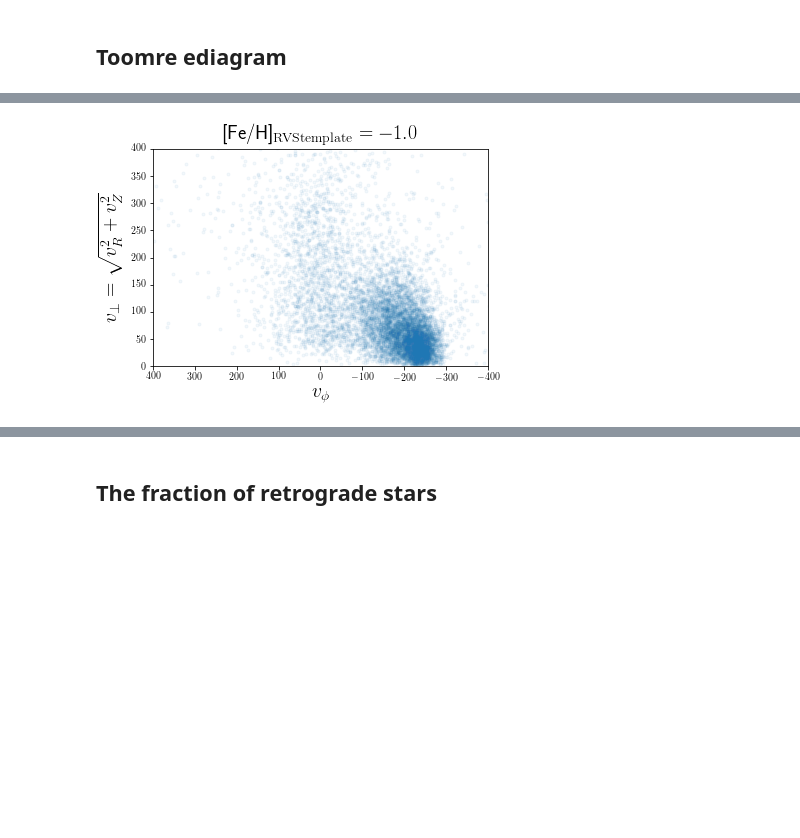
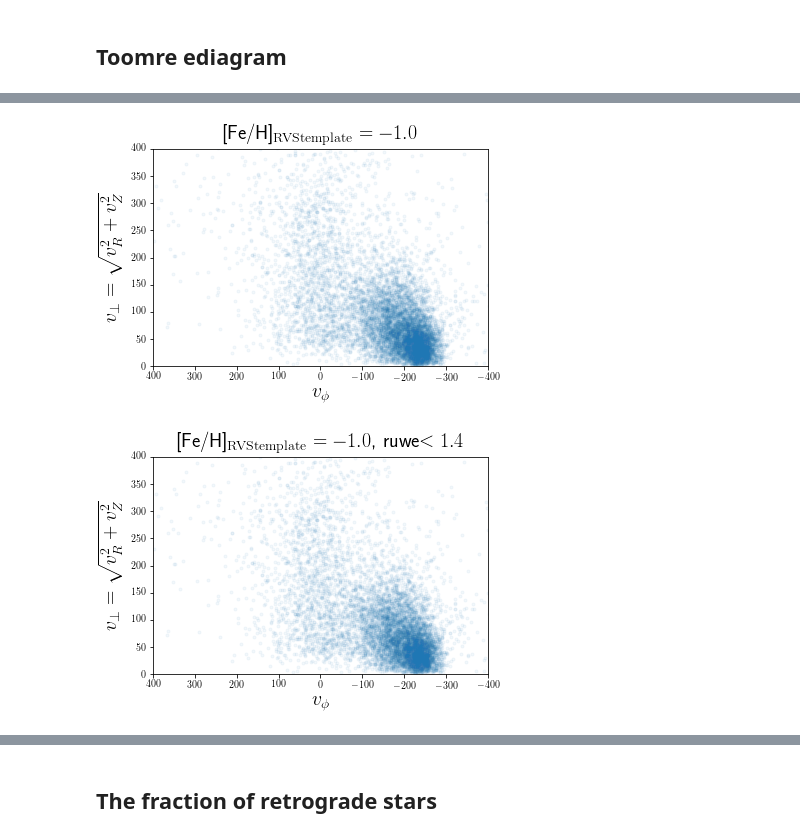
Before and after one commit to koheihattori/Gaia_sandbox, a Jupyter notebook: GaiaRVS/find_halo_fraction.ipynb, the cells around one changed output, grey strips where cells are left out. Drawn from its saved outputs; the diff is of its cells as text; code cells hidden in the pictures; blank space fills up the shorter version.

```diff
--- a/GaiaRVS/find_halo_fraction.ipynb
+++ b/GaiaRVS/find_halo_fraction.ipynb
@@ -233,0 +267,2 @@ vR_m0p0, vPHI_m0p0, vzGC_m0p0, plxOvErr_m0p0 = analyze_data(data_m0p0)
+# %%
+vR_ruwe_m1p0, vPHI_ruwe_m1p0, vzGC_ruwe_m1p0, plxOvErr_ruwe_m1p0 = analyze_data(data_ruwe_m1p0)
@@ -246,17 +298,30 @@ pyplot.show()
 # %%
 pyplot.plot(vPHI_m1p0, numpy.sqrt(vR_m1p0**2 + vzGC_m1p0**2),
             '.', linestyle='None', alpha=0.05)
 pyplot.xlim([400,-400])
 pyplot.ylim([0,400])
 
 pyplot.xlabel(r'$v_\phi$', fontsize=20)
 pyplot.ylabel(r'$v_\perp = \sqrt{v_R^2 + v_Z^2}$', fontsize=20)
 pyplot.title(r'[Fe/H]$_\mathrm{RVStemplate}=-1.0$', fontsize=20)
 
+pyplot.show()
+
+# --
+
+pyplot.plot(vPHI_ruwe_m1p0, numpy.sqrt(vR_ruwe_m1p0**2 + vzGC_ruwe_m1p0**2),
+            '.', linestyle='None', alpha=0.05)
+pyplot.xlim([400,-400])
+pyplot.ylim([0,400])
+
+pyplot.xlabel(r'$v_\phi$', fontsize=20)
+pyplot.ylabel(r'$v_\perp = \sqrt{v_R^2 + v_Z^2}$', fontsize=20)
+pyplot.title(r'[Fe/H]$_\mathrm{RVStemplate}=-1.0$, ruwe$<1.4$', fontsize=20)
 
 pyplot.show()
 # %% [output]
 [figure]
+[figure, added]
 # %%
 pyplot.plot(vPHI_m0p5, numpy.sqrt(vR_m0p5**2 + vzGC_m0p5**2),
             '.', linestyle='None', alpha=0.05)
```
Also changed, not shown: parts of 19 cells of this notebook, 1 other file.
